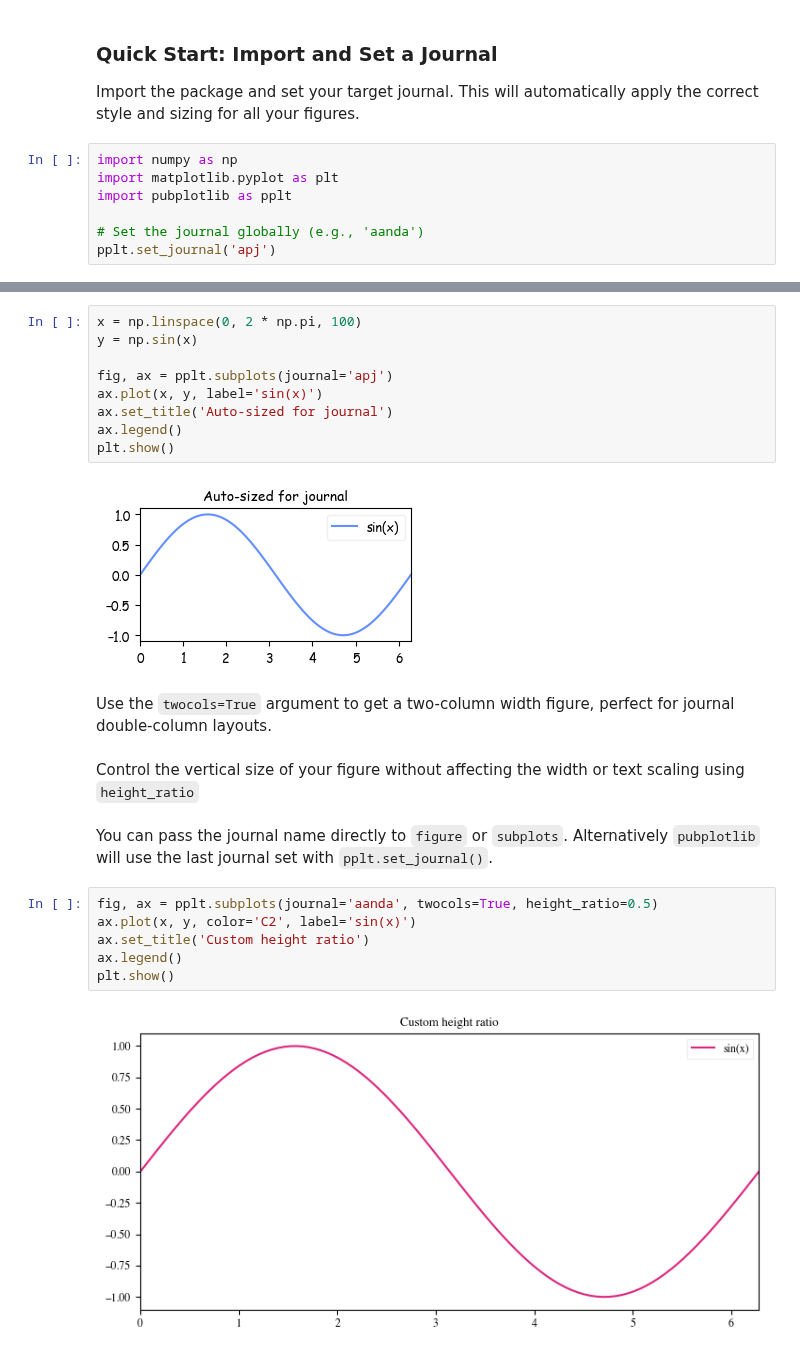
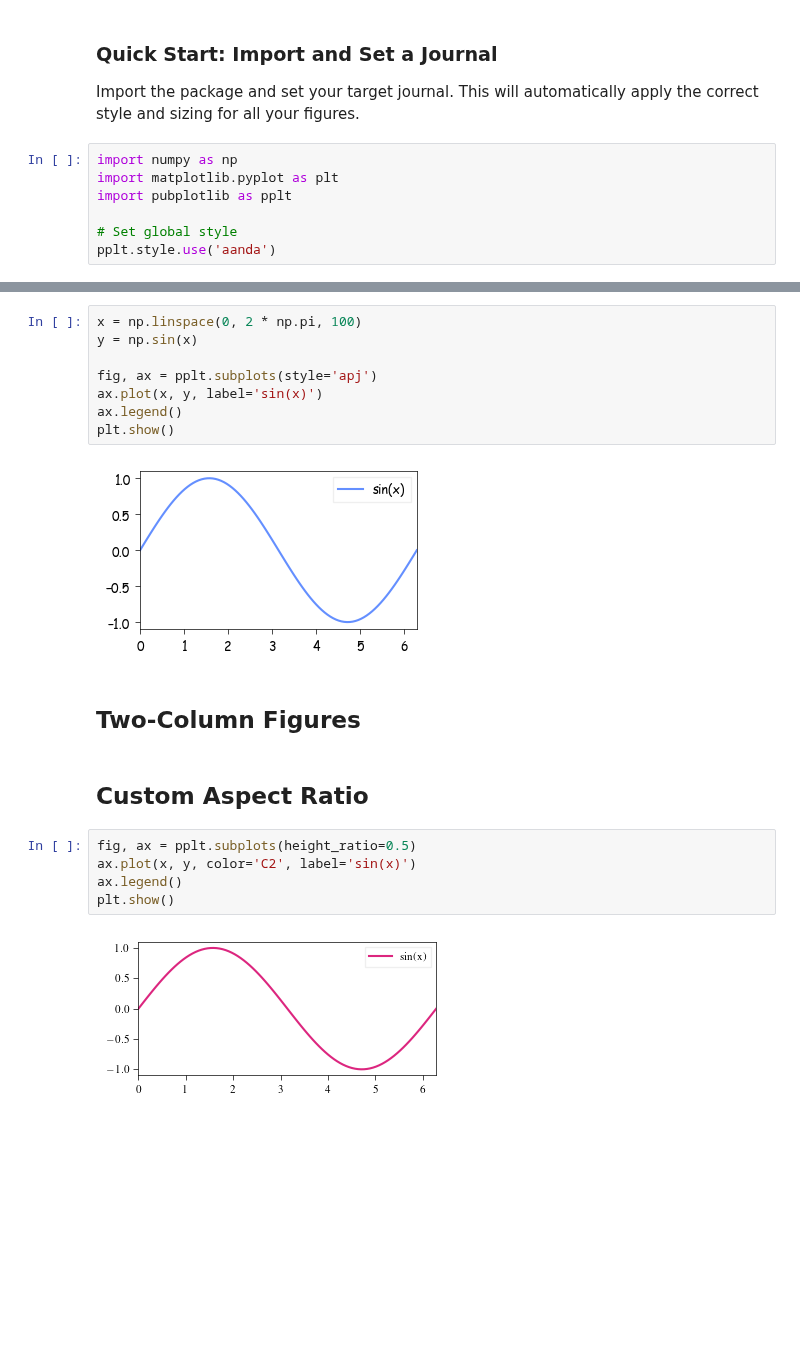
Before and after one commit to pier-astro/PubPlotLib, a Jupyter notebook: examples/HowToUse.ipynb, the cells around one changed output, grey strips where cells are left out. Drawn from its saved outputs; the diff is of its cells as text; blank space fills up the shorter version.

```diff
--- a/examples/HowToUse.ipynb
+++ b/examples/HowToUse.ipynb
@@ -18,6 +11,6 @@ import numpy as np
 import matplotlib.pyplot as plt
 import pubplotlib as pplt
 
-# Set the journal globally (e.g., 'aanda')
-pplt.set_journal('apj')
+# Set global style
+pplt.style.use('aanda')
 # %% [markdown]
@@ -28,25 +19,21 @@ These functions wrap the standard matplotlib ones, but automatically set the cor
 x = np.linspace(0, 2 * np.pi, 100)
 y = np.sin(x)
 
-fig, ax = pplt.subplots(journal='apj')
+fig, ax = pplt.subplots(style='apj')
 ax.plot(x, y, label='sin(x)')
-ax.set_title('Auto-sized for journal')
 ax.legend()
 plt.show()
 # %% [output]
-[figure, old version]
+[figure, new version]
 # %% [markdown]
-Use the `twocols=True` argument to get a two-column width figure, perfect for journal double-column layouts.
+## Two-Column Figures
 # %% [markdown]
-Control the vertical size of your figure without affecting the width or text scaling using `height_ratio`
+## Custom Aspect Ratio
-# %% [markdown]
-You can pass the journal name directly to `figure` or `subplots`. Alternatively `pubplotlib` will use the last journal set with `pplt.set_journal()`.
 # %%
-fig, ax = pplt.subplots(journal='aanda', twocols=True, height_ratio=0.5)
+fig, ax = pplt.subplots(height_ratio=0.5)
 ax.plot(x, y, color='C2', label='sin(x)')
-ax.set_title('Custom height ratio')
 ax.legend()
 plt.show()
 # %% [output]
-[figure, old version]
+[figure, new version]
 # %% [markdown]
```
Also changed, not shown: parts of 12 cells of this notebook, 5 other files.
